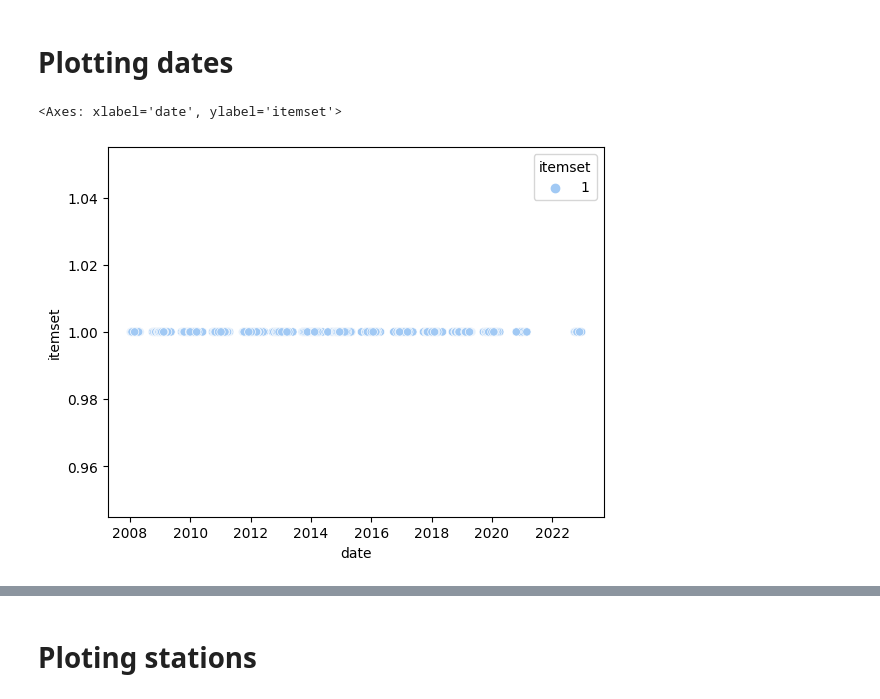
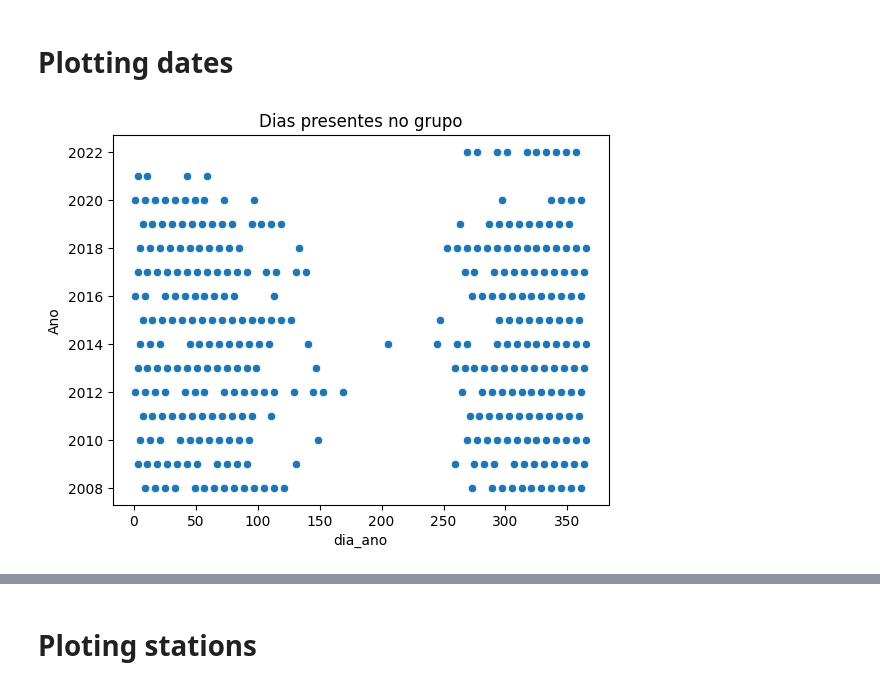
Before and after one commit to davilbs/TP_MDA, a Jupyter notebook: notebooks/5-dsc-weekly-nclusterbox-10-threshold.ipynb, the cells around one changed output, grey strips where cells are left out. Saved outputs shown, nothing was run; the diff lists cells and outputs as text; code cells hidden in the pictures.

Commit message:
viz: datas itemset

```diff
--- a/notebooks/5-dsc-weekly-nclusterbox-10-threshold.ipynb
+++ b/notebooks/5-dsc-weekly-nclusterbox-10-threshold.ipynb
@@ -60,9 +60,13 @@ import matplotlib.dates as mdates
 from datetime import datetime
 import seaborn as sns
 import numpy as np
+# %%
+dates_per_itemset_df['Ano'] = dates_per_itemset_df['date'].apply(lambda a: int(str(a.date()).split("-")[0]))
+dates_per_itemset_df['dia_ano'] = dates_per_itemset_df['date'].apply(lambda a: a.date().timetuple().tm_yday)
 # %%
-sns.scatterplot(dates_per_itemset_df, x='date',  y= 'itemset',
-                hue='itemset', palette='pastel')
+sns.scatterplot(dates_per_itemset_df, x='dia_ano',  y= 'Ano')
+plt.title("Dias presentes no grupo")
+plt.savefig("assets/dias_no_grupo.png")
+plt.show()
 # %% [output]
-<Axes: xlabel='date', ylabel='itemset'>
-[figure, old version]
+[figure, new version]
```
Also changed, not shown: parts of 1 cell of this notebook, 2 other files.
